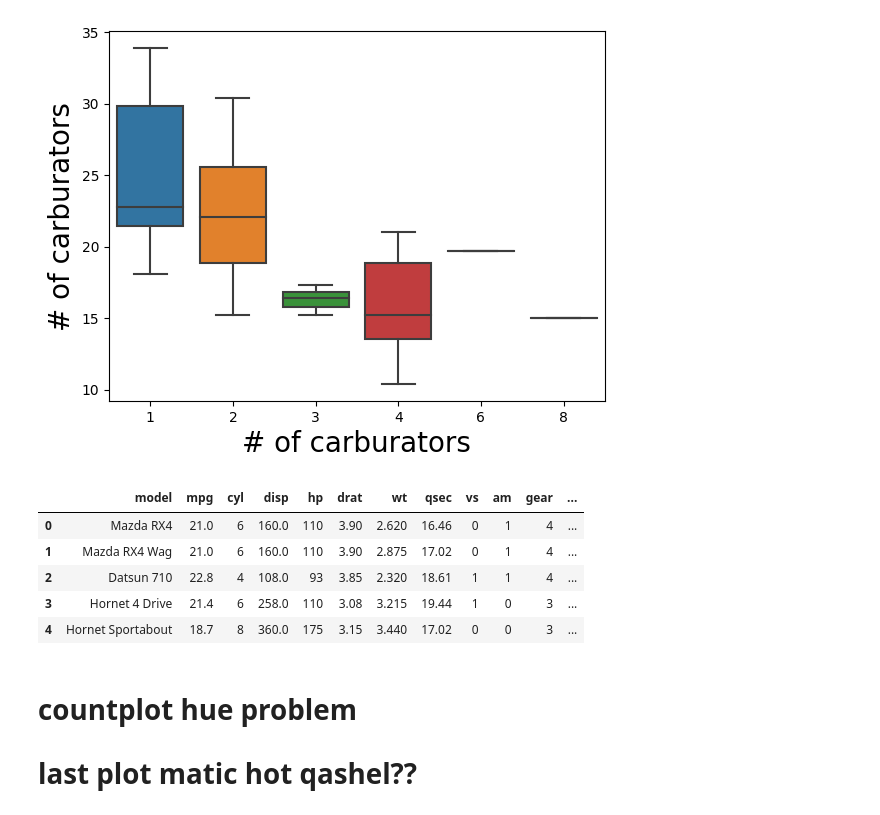
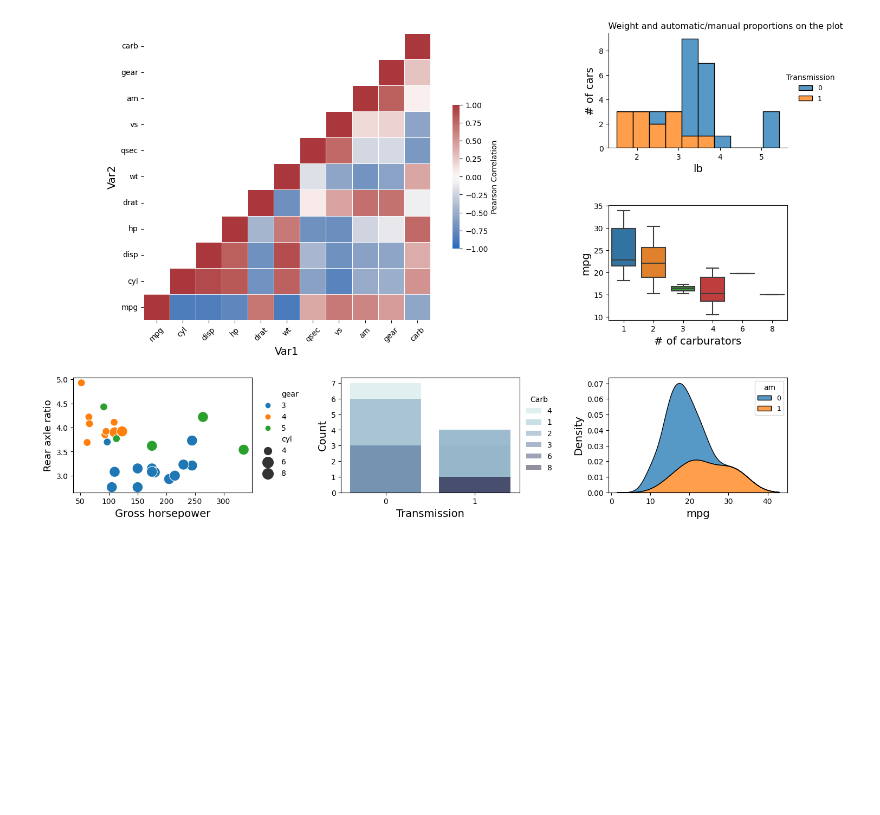
Before and after one commit to vahagnd/homeworks, a Jupyter notebook: midterm_2/pandas_seaborn/cars.ipynb, the cells around one changed output. Cells and saved outputs as stored; diff of their text form; code cells hidden in the pictures; blank space fills up the shorter version.

```diff
--- a/midterm_2/pandas_seaborn/cars.ipynb
+++ b/midterm_2/pandas_seaborn/cars.ipynb
@@ -49,19 +8,57 @@ sns.move_legend(ax, "upper right", bbox_to_anchor=(1.2, 0.8), frameon=False, fon
-# %%
-ax = sns.boxplot(y=df.mpg, x=df.carb, palette='tab10')
-ax.set_xlabel('# of carburators', fontdict={'size': 20})
-ax.set_ylabel('# of carburators', fontdict={'size': 20})
-pass
-# %% [output]
-[figure, removed]
-# %%
-df.head()
-# %% [output]
-|  | model | mpg | cyl | disp | hp | drat | wt | qsec | vs | am | gear | ... |
-| 0 | Mazda RX4 | 21.0 | 6 | 160.0 | 110 | 3.90 | 2.620 | 16.46 | 0 | 1 | 4 | ... |
-| 1 | Mazda RX4 Wag | 21.0 | 6 | 160.0 | 110 | 3.90 | 2.875 | 17.02 | 0 | 1 | 4 | ... |
-| 2 | Datsun 710 | 22.8 | 4 | 108.0 | 93 | 3.85 | 2.320 | 18.61 | 1 | 1 | 4 | ... |
-| 3 | Hornet 4 Drive | 21.4 | 6 | 258.0 | 110 | 3.08 | 3.215 | 19.44 | 1 | 0 | 3 | ... |
-| 4 | Hornet Sportabout | 18.7 | 8 | 360.0 | 175 | 3.15 | 3.440 | 17.02 | 0 | 0 | 3 | ... |
-# %% [markdown]
-<h1>countplot hue problem</h1>
-<h1>last plot matic hot qashel??</h1>
+# %%
+fig = plt.figure(figsize=(17, 11))
+gs = fig.add_gridspec(nrows=3, ncols=3, wspace=0.5, hspace=0.5)
+f_ax1 = fig.add_subplot(gs[:-1, :-1])
+f_ax2 = fig.add_subplot(gs[0, 2])
+f_ax5 = fig.add_subplot(gs[1, 2])
+f_ax3 = fig.add_subplot(gs[2, 0])
+f_ax4 = fig.add_subplot(gs[2, 1])
+f_ax6 = fig.add_subplot(gs[2, 2])
+
+corr_df = df.corr(numeric_only=True)
+corr = corr_df.where(np.triu(np.ones(corr_df.shape)).astype(bool))
+ax1 = sns.heatmap(corr, annot=False, cmap="vlag", square=True, linewidths=0.7,vmax=1, vmin=-1,\
+                 cbar_kws={'label': 'Pearson Correlation', 'shrink' : 0.5, 'ticks' : np.arange(-1, 1.25, 0.25)},\
+                 ax=f_ax1)
+ax1.set_xlabel('Var1', fontdict={'size': 14})
+ax1.set_ylabel('Var2', fontdict={'size': 14})
+ax1.xaxis.tick_bottom()
+ax1.yaxis.tick_left()
+ax1.invert_yaxis()
+ax1.tick_params(axis='x', rotation=45)
+ax1.tick_params(axis='y', rotation=0)
+
+ax2 = sns.histplot(x=df.wt, hue=df.am, multiple='stack', edgecolor='black', palette='tab10', bins=10, ax=f_ax2)
+ax2.set_xlabel('lb', fontdict={'size': 14})
+ax2.set_ylabel('# of cars', fontdict={'size': 14})
+ax2.set_yticks([0, 2, 4, 6, 8])
+ax2.set_xticks([2, 3, 4, 5])
+ax2.set_title("                    Weight and automatic/manual proportions on the plot", fontsize=11.5)
+ax2.spines['top'].set_visible(False)
+ax2.spines['right'].set_visible(False)
+sns.move_legend(ax2, "upper right", bbox_to_anchor=(1.3, 0.7), title='Transmission', fontsize=9, frameon=False)
+
+ax3 = sns.scatterplot(x=df.hp, y=df.drat, hue=df.gear, size=df.cyl, sizes=[100, 200, 200], palette='tab10',\
+                      ax=f_ax3)
+ax3.set_xlabel('Gross horsepower', fontdict={'size': 14})
+ax3.set_ylabel('Rear axle ratio', fontdict={'size': 13})
+sns.move_legend(ax3, "upper right", bbox_to_anchor=(1.3, 0.95), fontsize=10, frameon=False)
+
+ax4 = sns.countplot(x=df.am, hue=df.carb, hue_order=[4, 1, 2, 3, 6, 8],\
+                  palette='ch:start=.2,rot=-.3', saturation=1.7, alpha=0.5, dodge=False, ax=f_ax4)
+ax4.set_xlabel('Transmission', fontdict={'size': 14})
+ax4.set_ylabel('Count', fontdict={'size': 14})
+ax4.set_yticks(range(8))
+sns.move_legend(ax4, "upper right", bbox_to_anchor=(1.22, 0.9), frameon=False, fontsize=10, title="Carb")
+
+ax5 = sns.boxplot(y=df.mpg, x=df.carb, palette='tab10', ax=f_ax5)
+ax5.set_xlabel('# of carburators', fontdict={'size': 14})
+ax5.set_ylabel('mpg', fontdict={'size': 14})
+
+ax6 = sns.kdeplot(x=df.mpg, hue=df.am, multiple='stack', ax=f_ax6)
+ax6.set_xlabel('mpg', fontdict={'size': 14})
+ax6.set_ylabel('Density', fontdict={'size': 14})
+ax6.set_yticks(np.arange(0, 0.07, 0.01))
+sns.move_legend(ax6, "upper right", fontsize=9)
+# %% [output]
+[figure, added]
```
Also changed, not shown: parts of 4 cells of this notebook.
